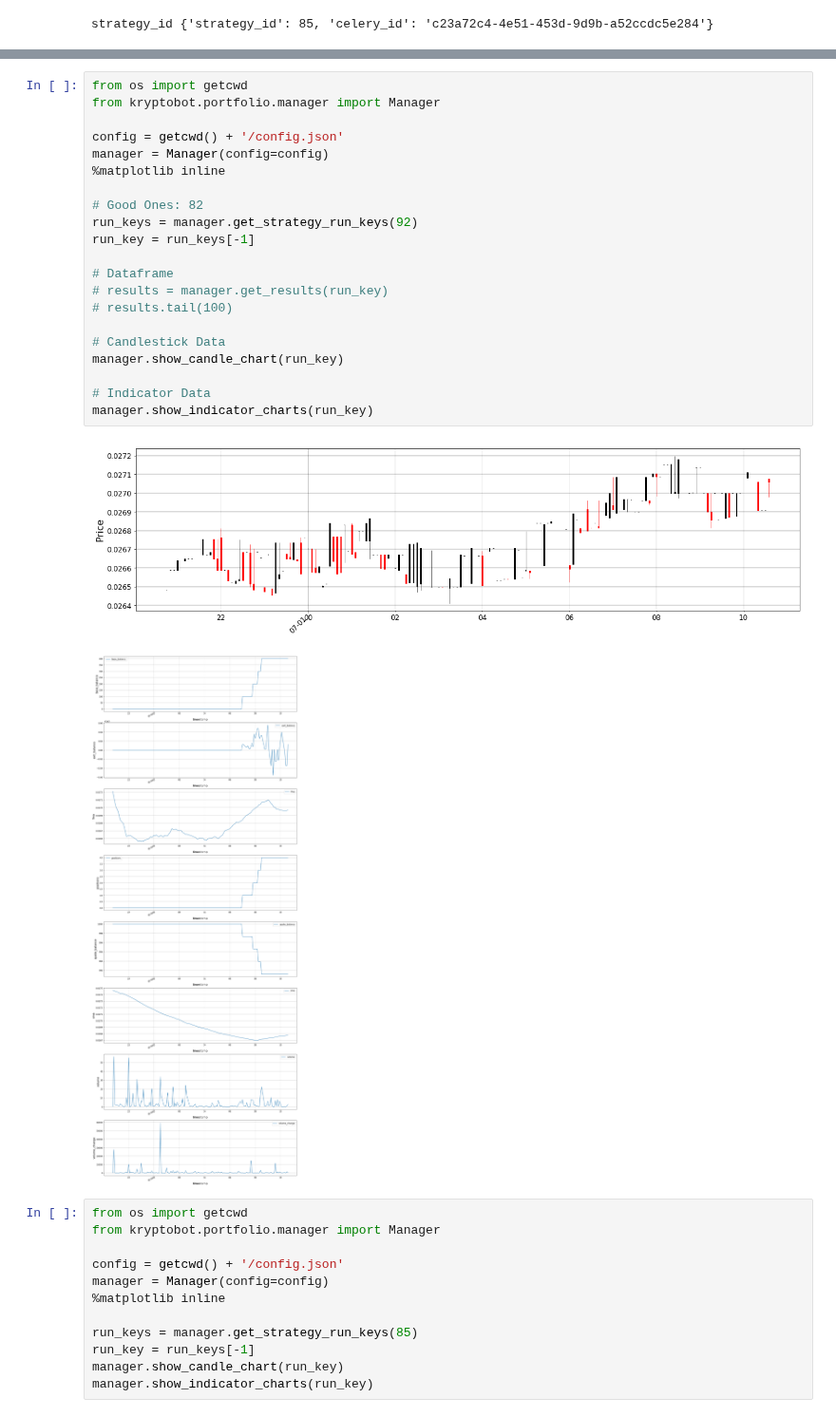
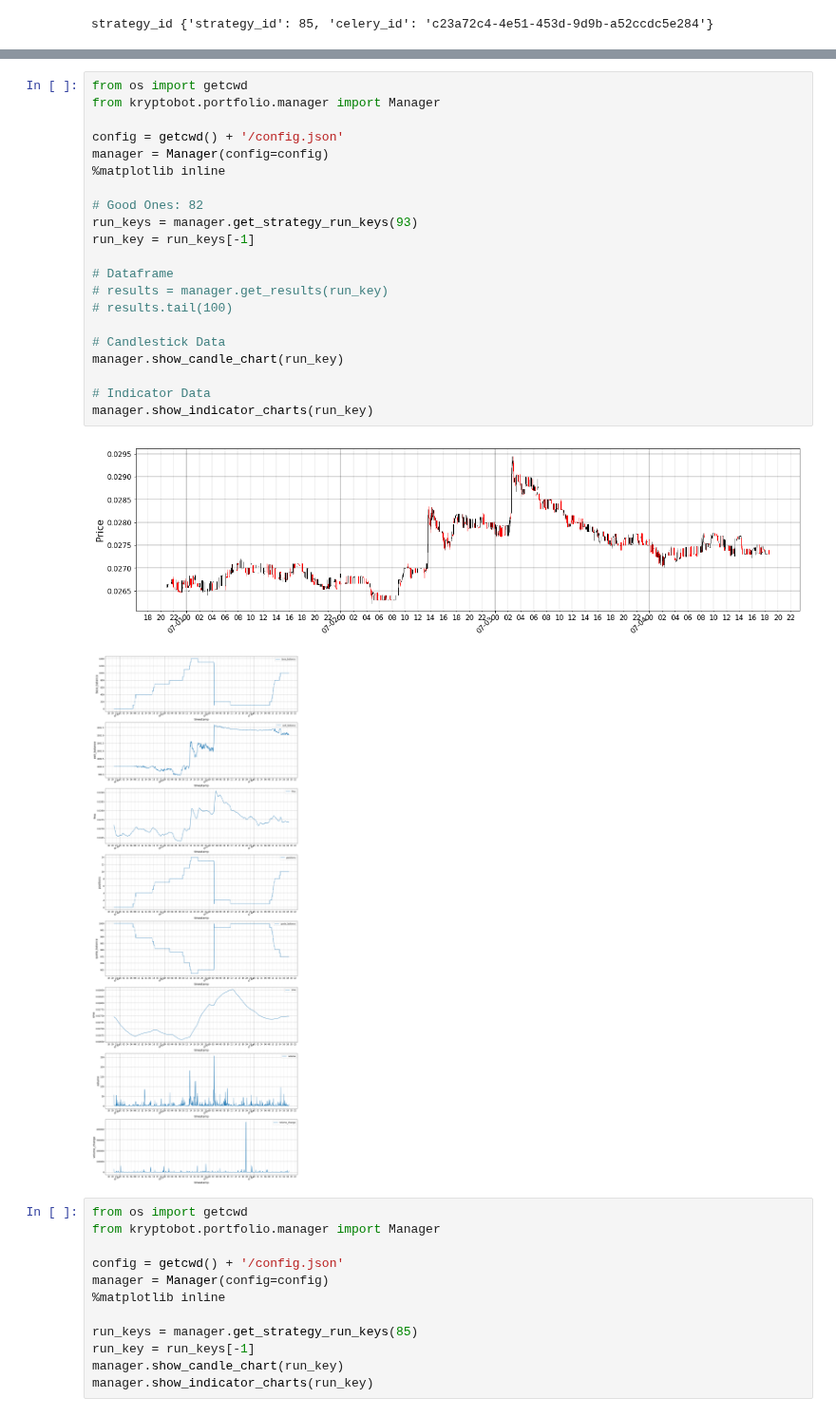
Before and after one commit to eristoddle/KryptoBot, a Jupyter notebook: notebooks/t2_strategies.ipynb, the cells around one changed output, grey strips where cells are left out. Shown at 95% size. Saved outputs shown, nothing was run; the diff lists cells and outputs as text.

```diff
--- a/notebooks/t2_strategies.ipynb
+++ b/notebooks/t2_strategies.ipynb
@@ -124,27 +124,27 @@ manager.stop_strategy(79)
 # %%
 from os import getcwd
 from kryptobot.portfolio.manager import Manager
 
 config = getcwd() + '/config.json'
 manager = Manager(config=config)
 %matplotlib inline
 
 # Good Ones: 82
-run_keys = manager.get_strategy_run_keys(92)
+run_keys = manager.get_strategy_run_keys(93)
 run_key = run_keys[-1]
 
 # Dataframe
 # results = manager.get_results(run_key)
 # results.tail(100)
 
 # Candlestick Data
 manager.show_candle_chart(run_key)
 
 # Indicator Data
 manager.show_indicator_charts(run_key)
 # %% [output]
-[figure, old version]
+[figure, new version]
-[figure, old version]
+[figure, new version]
 # %%
 from os import getcwd
 from kryptobot.portfolio.manager import Manager
```
Also changed, not shown: parts of 2 cells of this notebook, 1 other file.
